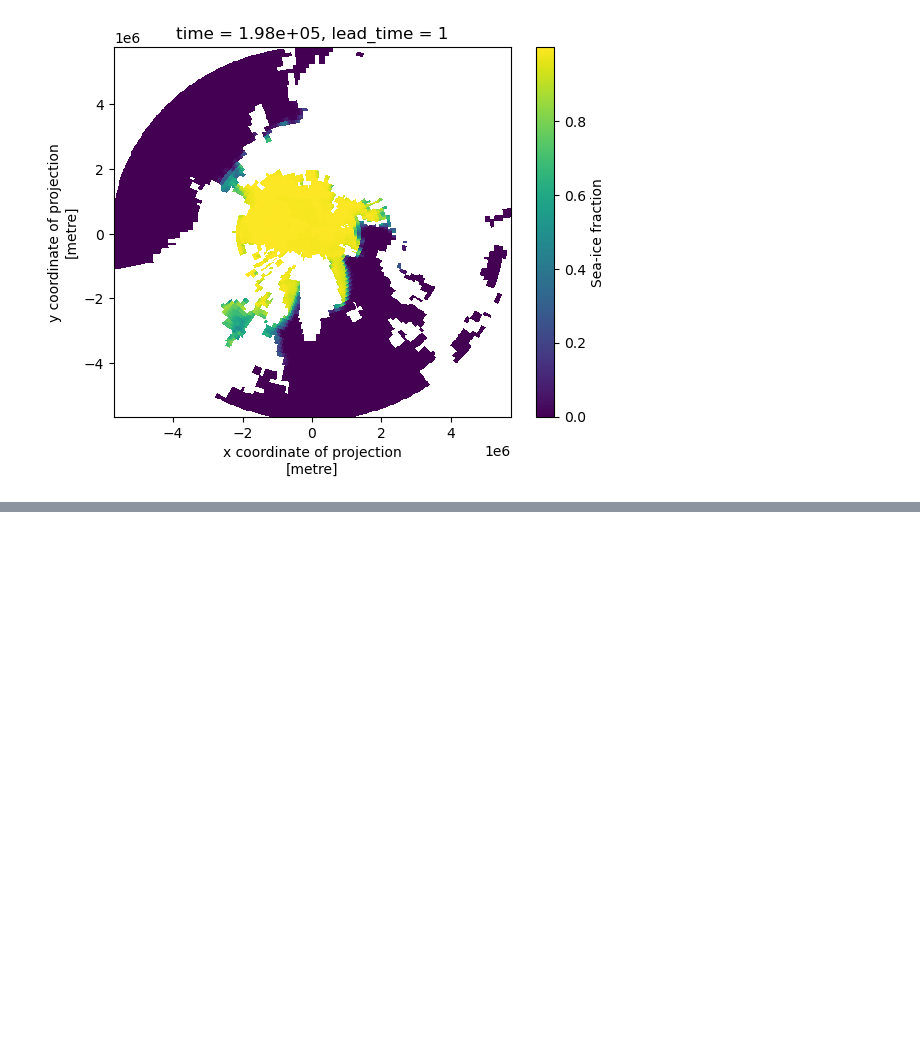
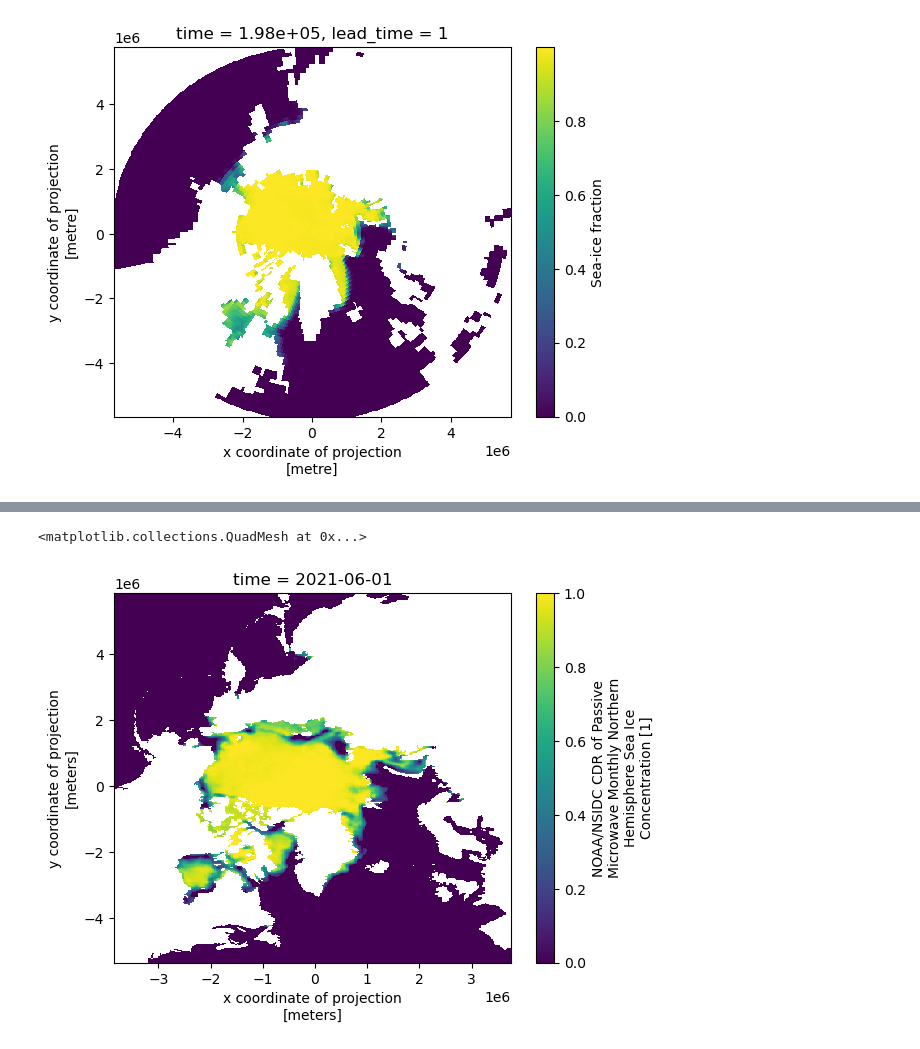
Before and after one commit to ParsaGooya/SI_seasonal_forecast_adjustment, a Jupyter notebook: proj.ipynb, the cells around one changed output, grey strips where cells are left out. Drawn from its saved outputs; the diff is of its cells as text; code cells hidden in the pictures; blank space fills up the shorter version.

```diff
--- a/proj.ipynb
+++ b/proj.ipynb
@@ -123,0 +256,7 @@ assim_in[0].plot()
+# %%
+ds = xr.open_dataset('/home/rpg002/SI_adjustment/SI_seasonal_forecast_adjustment/sic_psn25_202106_F17_v05r00.nc')
+# %%
+ds.cdr_seaice_conc_monthly[0].plot()
+# %% [output]
+<matplotlib.collections.QuadMesh at 0x...>
+[figure, added]
```
Also changed, not shown: parts of 30 cells of this notebook, 37 other files.
